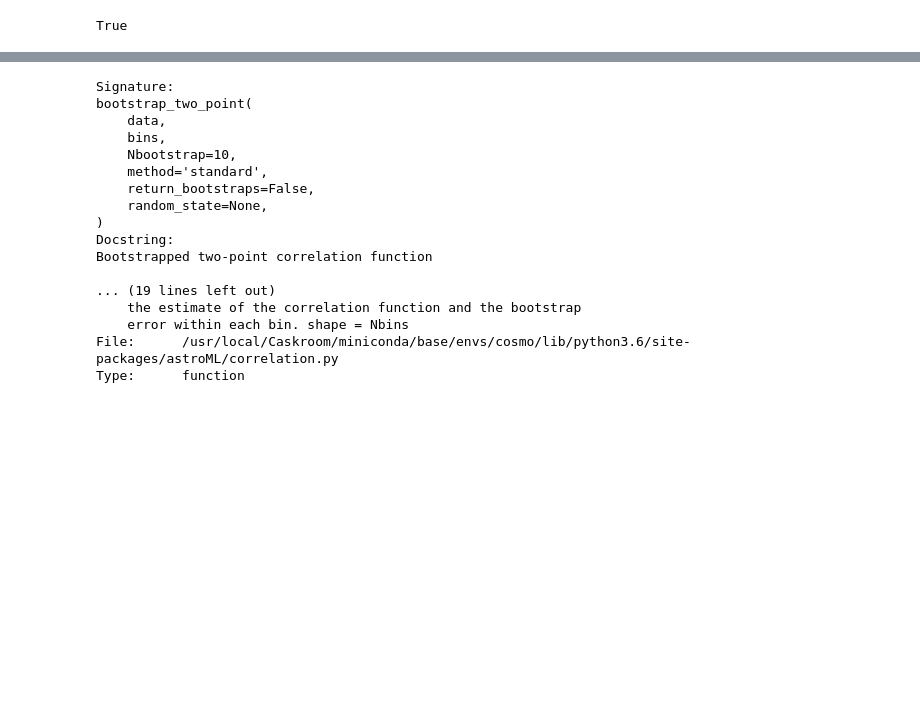
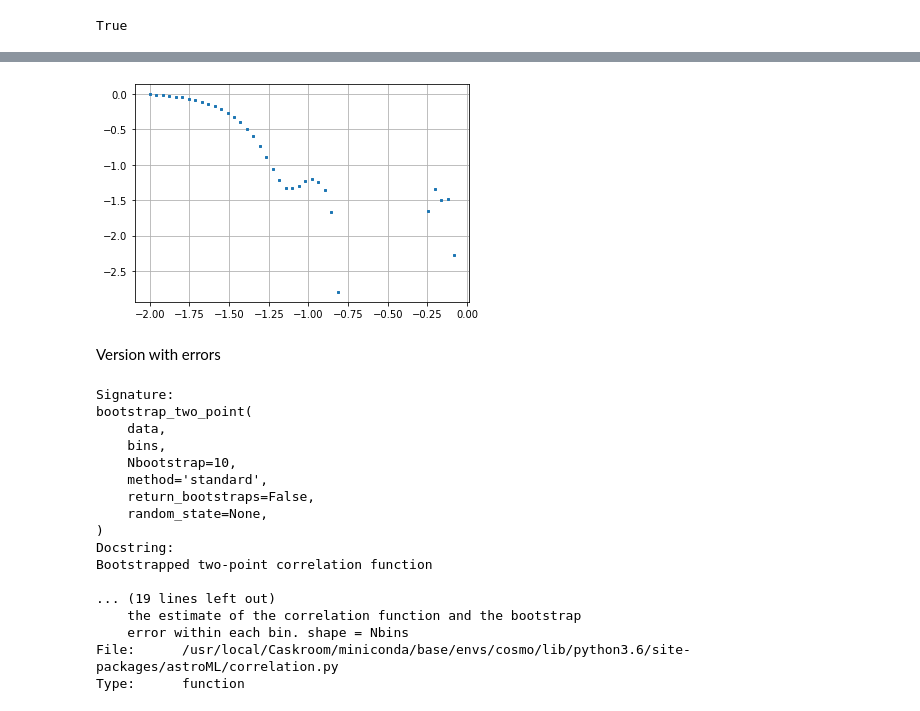
Before and after one commit to apcooper/cosmolab, a Jupyter notebook: cosmolab.ipynb, the cells around one changed output, grey strips where cells are left out. Drawn from its saved outputs; the diff is of its cells as text; code cells hidden in the pictures; blank space fills up the shorter version.

```diff
--- a/cosmolab.ipynb
+++ b/cosmolab.ipynb
@@ -60,3 +90,12 @@ True
+# %%
+bins = np.logspace(-2, 0.0, 50)
+corr = two_point(Y, bins)
+pl.plot(np.log10(bins[:-1]),np.log10(corr),marker='s',ms=2,ls='')
+pl.grid()
+# %% [output]
+[figure, added]
+# %% [markdown]
+Version with errors
 # %%
 bootstrap_two_point?
 # %% [output]
```
Also changed, not shown: parts of 19 cells of this notebook.
